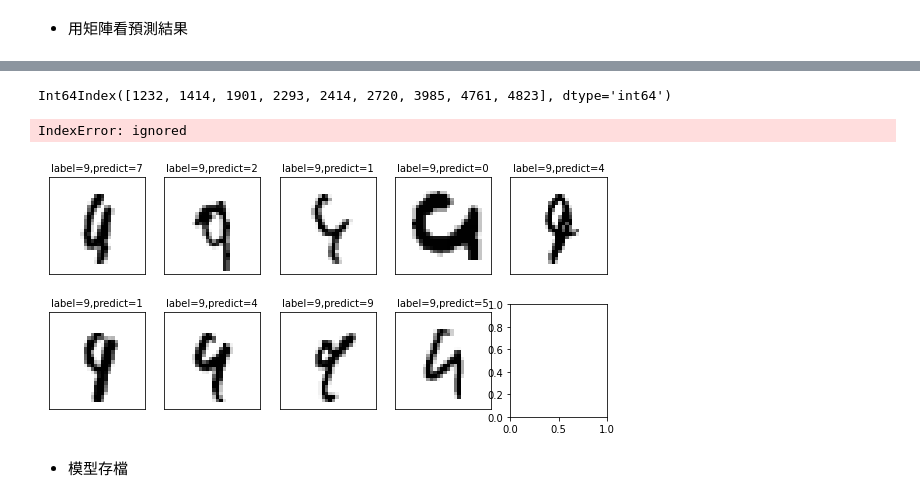
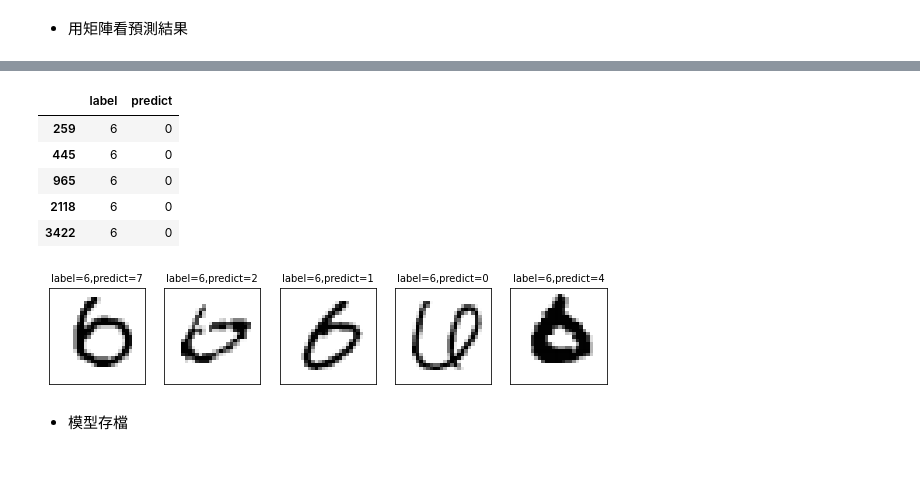
Before and after one commit to Linda0319/Practice_dataset, a Jupyter notebook: MNIST_CNN.ipynb, the cells around one changed output, grey strips where cells are left out. Cells and saved outputs as stored; diff of their text form; code cells hidden in the pictures; blank space fills up the shorter version.

```diff
--- a/MNIST_CNN.ipynb
+++ b/MNIST_CNN.ipynb
@@ -45,10 +52,10 @@ def plot_images_labels_training(images,labels,prediction,idx,num=10):
     plt.show()
 # %%
-plot_images_labels_training(x_train,y_train,[],0,10)
+plot_images_labels_original(x_train,y_train,[],0,10) #觀察訓練集
 # %% [output]
 [figure]
 # %%
-plot_images_labels_training(x_test,y_test,[],0,10)
+plot_images_labels_original(x_test,y_test,[],0,10) #觀察測試集
 # %% [output]
 [figure]
 # %% [markdown]
@@ -88,18 +110,25 @@ from keras.layers import Dense, Dropout, Activation
 # %% [markdown]
 # **CNN**
 # %%
-#Define Model
+'''建立模型'''
+# 調整層數：範例3層Conv2D卷積、1層MaxPooling2D池化、1層Dense全連接
+# 調整Node數：範例2層Dropout隨機關掉節點（50%）
+# 調整學習率learning_rate：範例0.01
+# 調整優化器optimizer：範例Adam，其它還有SGD、RMSprop、Adadelta等（參考Keras API reference > Optimizers）
 model = Sequential([
-    Conv2D(16, kernel_size=(5, 5), padding='same', activation='relu', input_shape=(28, 28, 1)),
-    Conv2D(36, kernel_size=(5, 5), padding='same', activation='relu'),
+    Conv2D(64, kernel_size=(3, 3), activation='relu', input_shape=(28, 28, 1)),
     MaxPooling2D(pool_size=(2, 2)),
-    Dropout(0.25),
+    Conv2D(64, kernel_size=(3, 3), activation='relu'),
+    Conv2D(64, kernel_size=(3, 3), activation='relu'),
+    Dropout(0.5),
 
-    Dense(128, activation='relu'),
+    Flatten(),
     Dropout(0.5),
     Dense(10, activation='softmax')
 ])
-#Compile
+# compile(編譯): 選擇損失函數、優化方法及成效衡量方式
+opt = keras.optimizers.Adam(learning_rate=0.01)
 model.compile(loss='categorical_crossentropy', optimizer='Adam', metrics=['accuracy'])
+# 印出模型架構
 print(model.summary())
 # %% [output]
@@ -121,5 +150,8 @@ Non-trainable params: 0
 _________________________________________________________________
 None
 # %%
-train_history = model.fit(x=x_train4D_normalize, y=y_trainOneHot, validation_split=0.2, batch_size=500, epochs=15, verbose=2)
+'''訓練模型，訓練過程會存在 train_history 變數中'''
+# 調整batch_sizde：範例2000筆
+# 調整epochs：範例20次
+train_history = model.fit(x=x_train4D_normalize, y=y_trainOneHot, validation_split=0.2, batch_size=2000, epochs=20, verbose=2)
 # %% [output]
@@ -257,16 +264,22 @@ df[(df.label==9)&(df.predict==4)]
-# %%
-df[(df.label==9)&(df.predict==4)].index
-# %% [output]
-Int64Index([1232, 1414, 1901, 2293, 2414, 2720, 3985, 4761, 4823], dtype='int64')
+# %%
+'''進一步，建立 標籤 與 預測結果表格，看預測錯誤的 特定標籤 與 特定預測結果資料'''
+df = pd.DataFrame({'label':y_test, 'predict':y_pred_class})
+df[(df.label==6)&(df.predict==0)]
+# %% [output]
+|  | label | predict |
+| 259 | 6 | 0 |
+| 445 | 6 | 0 |
+| 965 | 6 | 0 |
+| 2118 | 6 | 0 |
+| 3422 | 6 | 0 |
 # %%
-# 看預測錯誤的圖
+'''畫預測錯誤的圖，選想觀察的特定資料（用 index）'''
 plot_images_labels_prediction(
-    [x_test[i] for i in df[(df.label==9)&(df.predict==4)].index],
-    [y_test[i] for i in df[(df.label==9)&(df.predict==4)].index],
-    y_pred_class,idx=0)
+    [x_test[i] for i in df[(df.label==6)&(df.predict==0)].index],
+    [y_test[i] for i in df[(df.label==6)&(df.predict==0)].index],
+    y_pred_class,idx=0,num=5) #num 根據你的資料筆數做調整，預設10張
 # %% [output]
-IndexError: ignored
-[figure, old version]
+[figure, new version]
 # %% [markdown]
 - 模型存檔
 # %%
```
Also changed, not shown: parts of 32 cells of this notebook.
